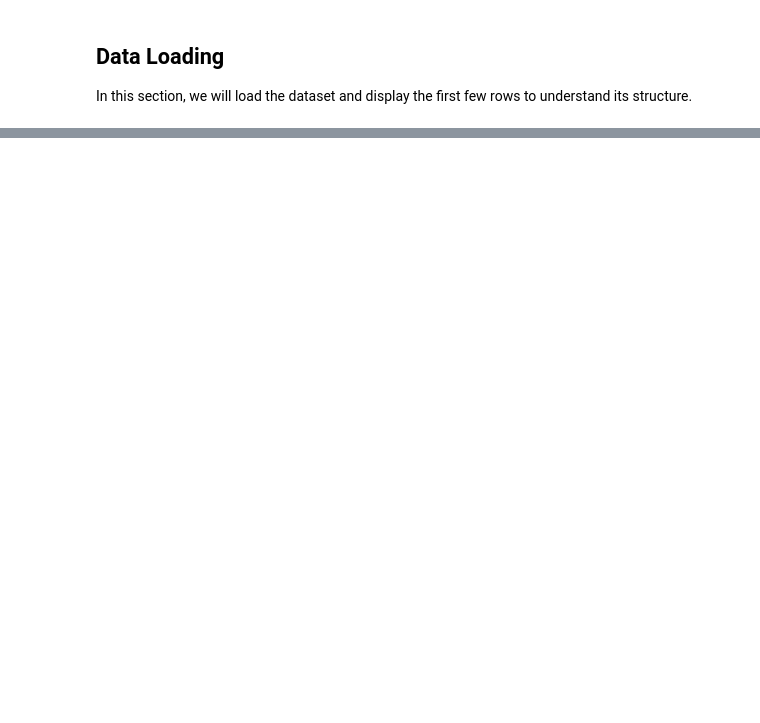
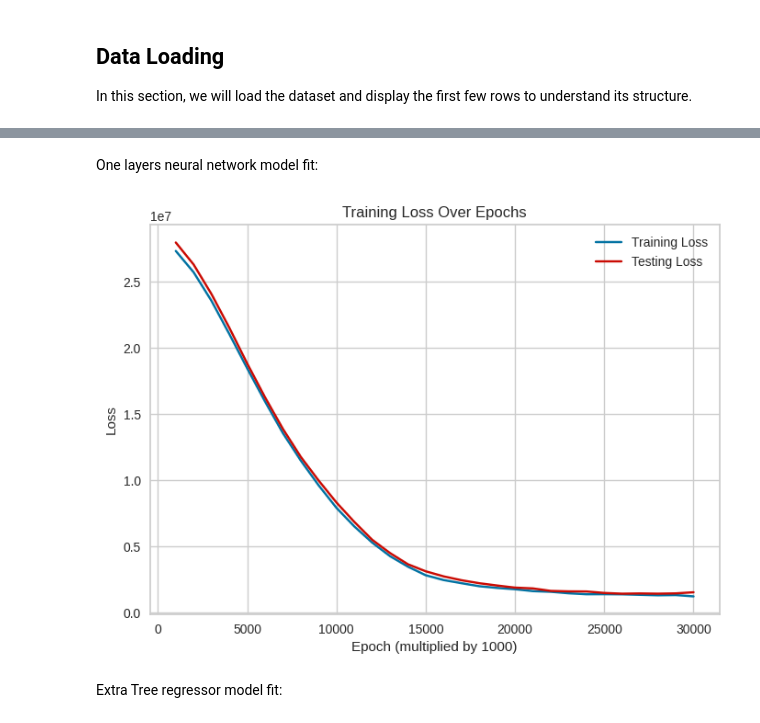
Before and after one commit to KIa-MEL/Credit-Limit-Prediction-Using-Neural-Networks, a Jupyter notebook: src/main.ipynb, the cells around one changed output, grey strips where cells are left out. Drawn from its saved outputs; the diff is of its cells as text; code cells hidden in the pictures; blank space fills up the shorter version.

```diff
--- a/src/main.ipynb
+++ b/src/main.ipynb
@@ -241,0 +123,8 @@ a.drop('Credit_Limit',axis=1)
+# %% [markdown]
+One layers neural network model fit:
+# %%
+nn_model_1_layer.fit(dataset.X_train, dataset.target_train, dataset.X_test, dataset.target_test, show_plot=True)
+# %% [output]
+[figure, added]
+# %% [markdown]
+Extra Tree regressor model fit:
```
Also changed, not shown: parts of 47 cells of this notebook, 4 other files.
